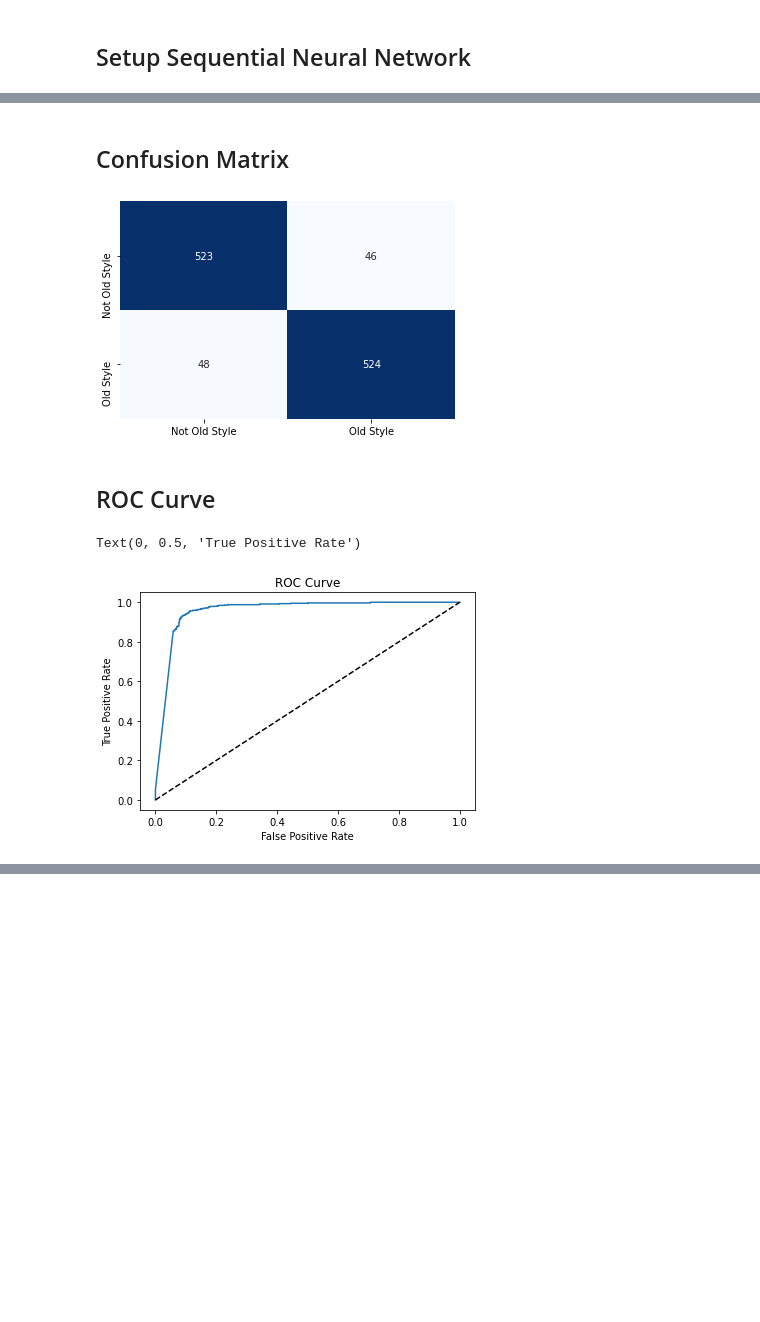
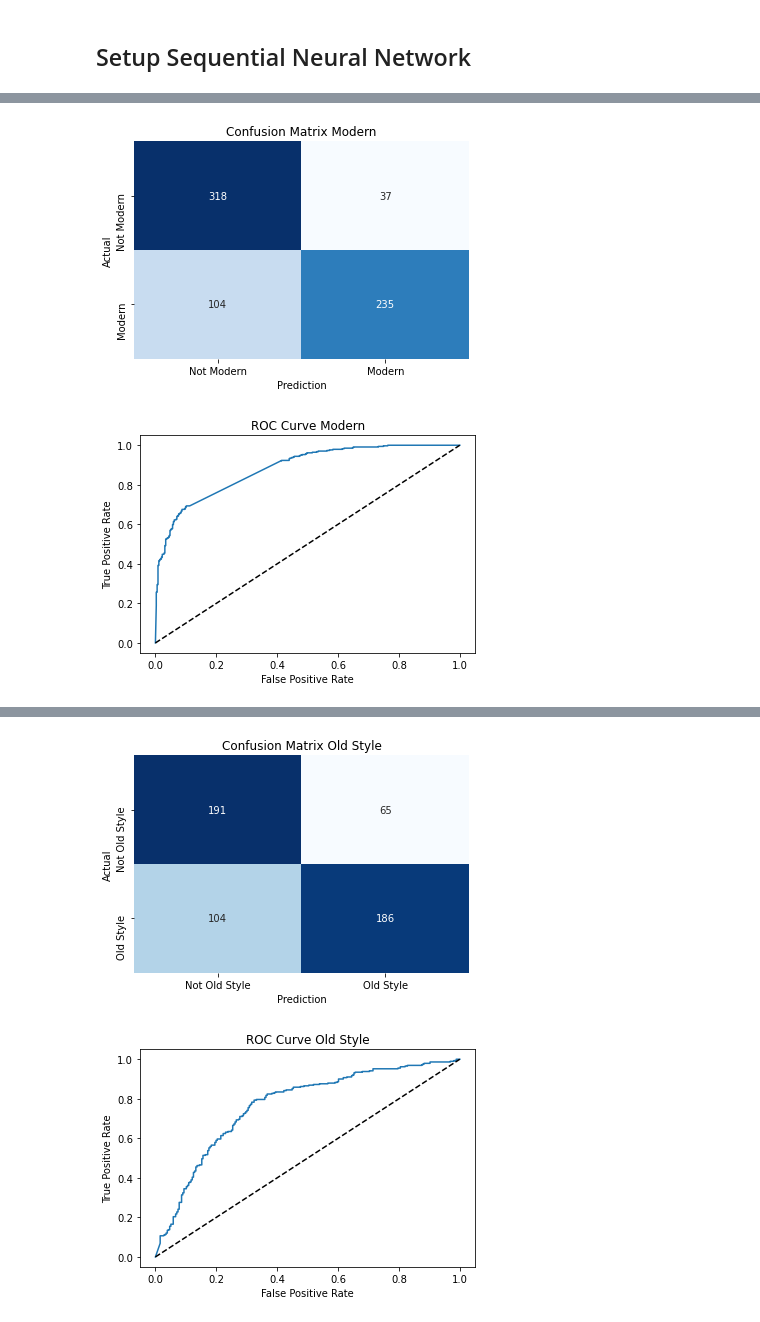
Before and after one commit to digital-tenebrist/udel-math-637, a Jupyter notebook: project-1/classify/simple_nn.ipynb, the cells around one changed output, grey strips where cells are left out. Cells and saved outputs as stored; diff of their text form; code cells hidden in the pictures; blank space fills up the shorter version.

```diff
--- a/project-1/classify/simple_nn.ipynb
+++ b/project-1/classify/simple_nn.ipynb
@@ -151,31 +146,0 @@ Test Accurancy 91.76161289215088
-# %% [markdown]
-## Confusion Matrix
-# %%
-y_test_pred = nn.predict_classes(X_test)
-c_matrix = confusion_matrix(Y_test, y_test_pred)
-ax = sns.heatmap(
-    c_matrix,
-    annot=True,
-    xticklabels=['Not Old Style', 'Old Style'],
-    yticklabels=['Not Old Style', 'Old Style'],
-    cbar=False,
-    cmap='Blues',
-    fmt='g'
-)
-ax.set_xlabel='Prediction'
-ax.set_ylabel='Actual'
-# %% [output]
-[figure, removed]
-# %% [markdown]
-## ROC Curve
-# %%
-y_test_pred_probs = nn.predict(X_test)
-fpr, tpr, _ = roc_curve(Y_test, y_test_pred_probs)
-plt.plot(fpr, tpr)
-plt.plot([0,1],[0,1],'--', color='black')
-plt.title('ROC Curve')
-plt.xlabel('False Positive Rate')
-plt.ylabel('True Positive Rate')
-# %% [output]
-Text(0, 0.5, 'True Positive Rate')
-[figure, removed]
@@ -181,0 +207,11 @@ Text(0, 0.5, 'True Positive Rate')
+# %%
+tag_lu = {
+    'os': 'Old Style',
+    'tr': 'Transitional',
+    'mo': 'Modern',
+    'ss': 'Sans Serif'
+}
+
+for k,v in IN_DATA.items():
+    run_sequential(v, tag_lu[k])
+# %% [output]
@@ -181,0 +224,2 @@ Text(0, 0.5, 'True Positive Rate')
+[figure, added]
+[figure, added]
@@ -181,0 +232,2 @@ Text(0, 0.5, 'True Positive Rate')
+[figure, added]
+[figure, added]
```
Also changed, not shown: parts of 5 cells of this notebook.
